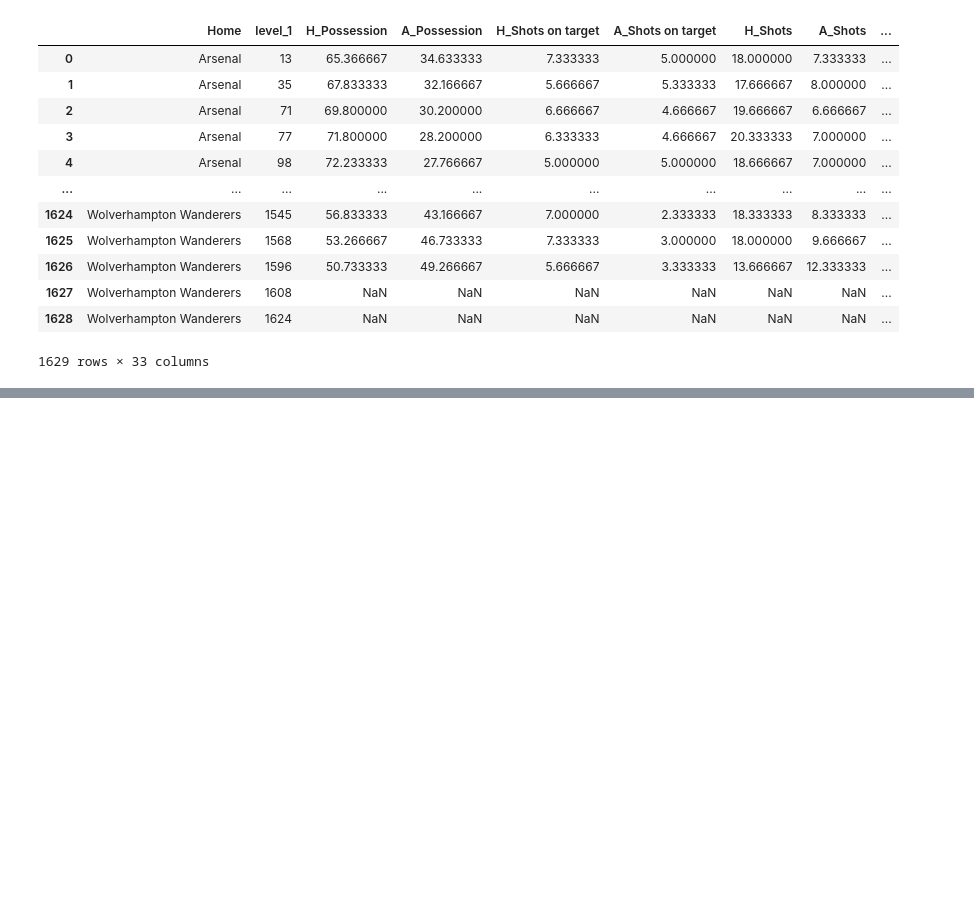
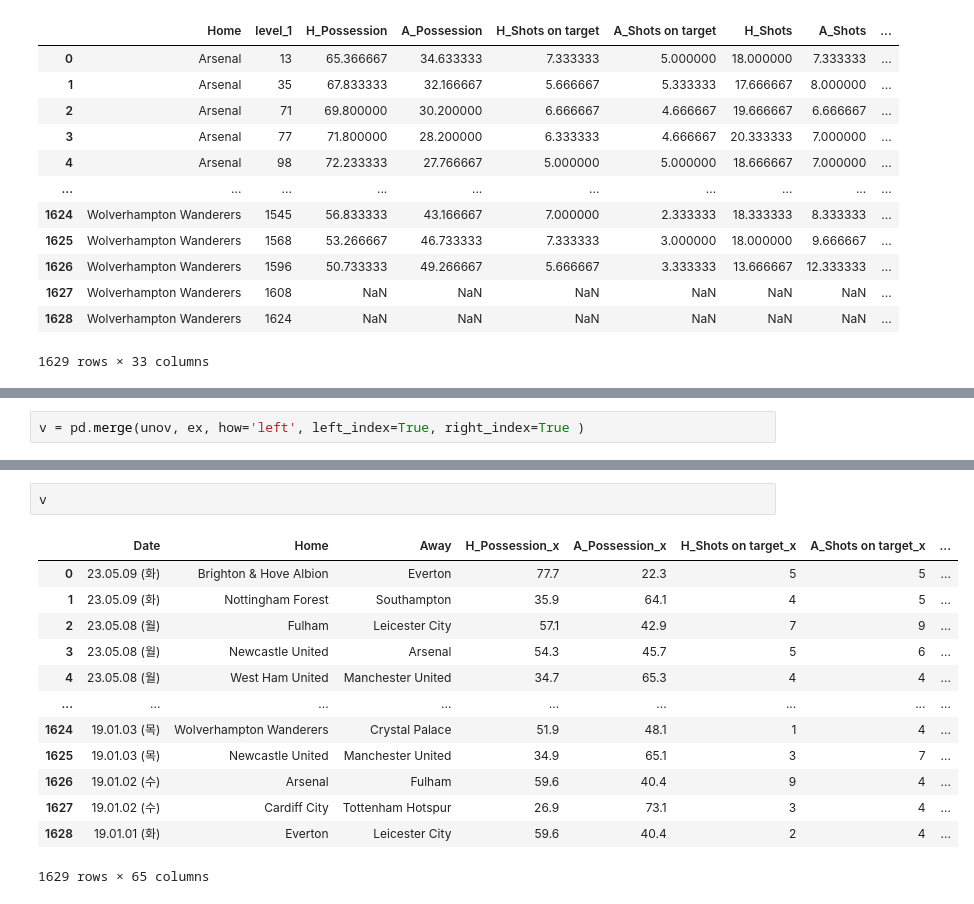
Before and after one commit to luina-1004/ML_EPL, a Jupyter notebook: EPL/recent_n_mean.ipynb, the cells around one changed output, grey strips where cells are left out. Cells and saved outputs as stored; diff of their text form; blank space fills up the shorter version.

```diff
--- a/EPL/recent_n_mean.ipynb
+++ b/EPL/recent_n_mean.ipynb
@@ -49,0 +148,2 @@ a
+# %%
+v = pd.merge(unov, ex, how='left', left_index=True, right_index=True )
@@ -49,0 +166,16 @@ a
+# %%
+v
+# %% [output]
+|  | Date | Home | Away | H_Possession_x | A_Possession_x | H_Shots on target_x | A_Shots on target_x | ... |
+| 0 | 23.05.09 (화) | Brighton & Hove Albion | Everton | 77.7 | 22.3 | 5 | 5 | ... |
+| 1 | 23.05.09 (화) | Nottingham Forest | Southampton | 35.9 | 64.1 | 4 | 5 | ... |
+| 2 | 23.05.08 (월) | Fulham | Leicester City | 57.1 | 42.9 | 7 | 9 | ... |
+| 3 | 23.05.08 (월) | Newcastle United | Arsenal | 54.3 | 45.7 | 5 | 6 | ... |
+| 4 | 23.05.08 (월) | West Ham United | Manchester United | 34.7 | 65.3 | 4 | 4 | ... |
+| ... | ... | ... | ... | ... | ... | ... | ... | ... |
+| 1624 | 19.01.03 (목) | Wolverhampton Wanderers | Crystal Palace | 51.9 | 48.1 | 1 | 4 | ... |
+| 1625 | 19.01.03 (목) | Newcastle United | Manchester United | 34.9 | 65.1 | 3 | 7 | ... |
+| 1626 | 19.01.02 (수) | Arsenal | Fulham | 59.6 | 40.4 | 9 | 4 | ... |
+| 1627 | 19.01.02 (수) | Cardiff City | Tottenham Hotspur | 26.9 | 73.1 | 3 | 4 | ... |
+| 1628 | 19.01.01 (화) | Everton | Leicester City | 59.6 | 40.4 | 2 | 4 | ... |
+1629 rows × 65 columns
```
Also changed, not shown: parts of 9 cells of this notebook, 5 other files.
